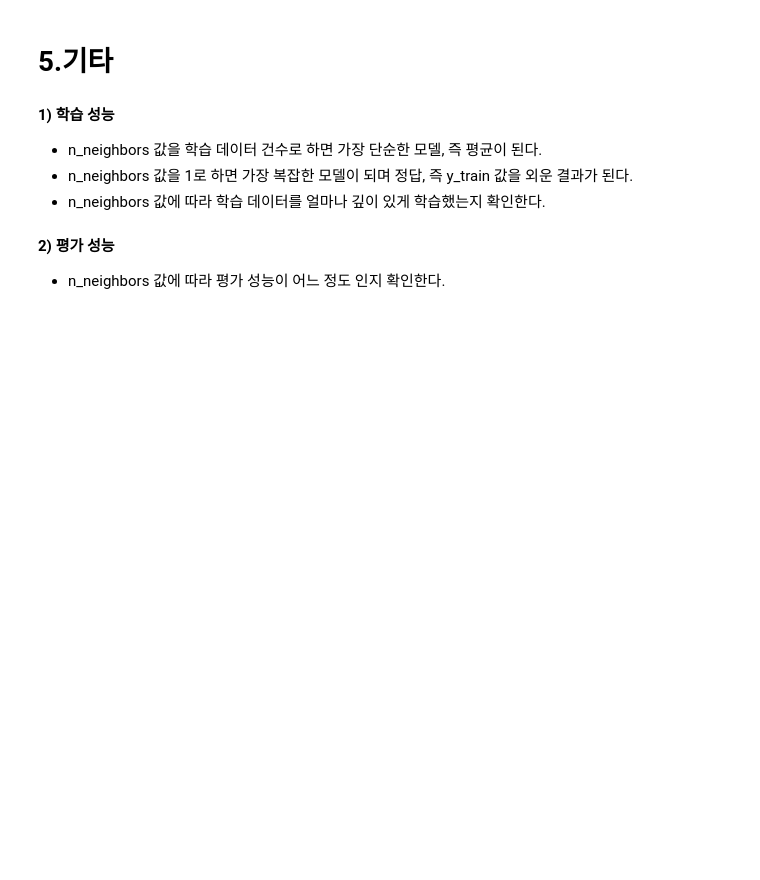
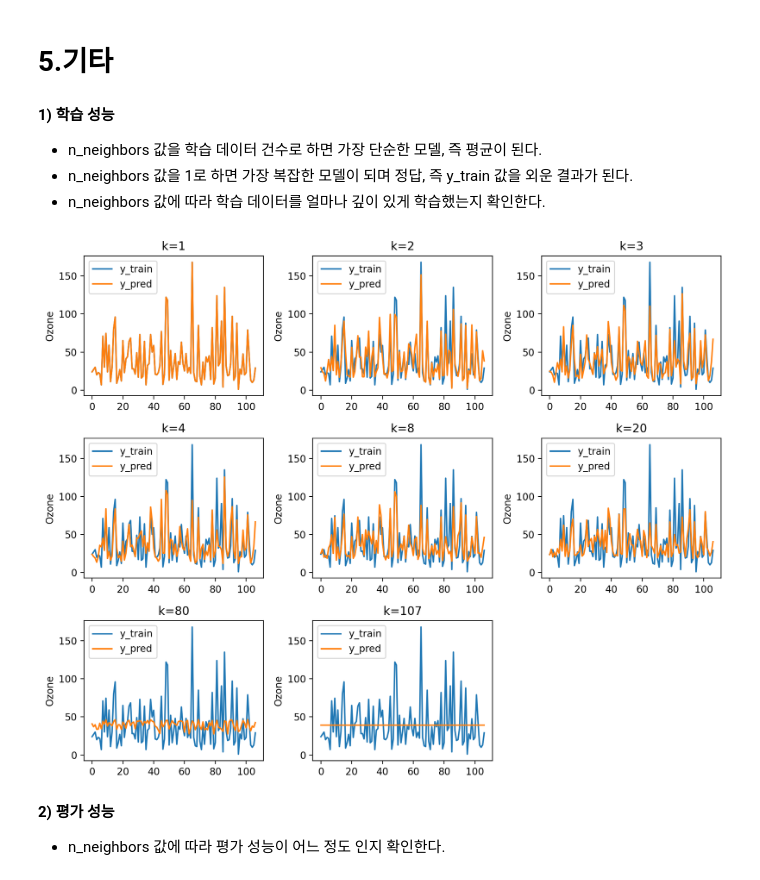
Before and after one commit to jexists/sk_network, a Jupyter notebook: 08.machine_learning/06_03_KNN복잡도/06_03_KNN복잡도.ipynb, the cells around one changed output. Drawn from its saved outputs; the diff is of its cells as text; code cells hidden in the pictures; blank space fills up the shorter version.

```diff
--- a/08.machine_learning/06_03_KNN복잡도/06_03_KNN복잡도.ipynb
+++ b/08.machine_learning/06_03_KNN복잡도/06_03_KNN복잡도.ipynb
@@ -16,7 +16,7 @@ import warnings
 warnings.filterwarnings(action='ignore')
 %config InlineBackend.figure_format='retina'
 # %%
-path = 'dataset/airquality.csv'
+path = './../00_data/airquality.csv'
 df = pd.read_csv(path)
 # %% [markdown]
 # 2.데이터 이해
@@ -99,22 +158,28 @@ print('R2-score:', r2_score(y_test,y_pred))
 - n_neighbors 값에 따라 학습 데이터를 얼마나 깊이 있게 학습했는지 확인한다.
 # %%
 # 모델 복잡도
-k_num =
+k_num = [1,2,3,4,8,20,80,len(X_train)]
 # %%
+# 이웃 수 k에 따른 모델 복잡도를 비교
 plt.figure(figsize=(10,8))
-for i, n in enumerate( ):
+for i, n in enumerate(k_num):
+    model = KNeighborsRegressor(n_neighbors=n)
 
+    model.fit(X_train, y_train)
+    y_pred = model.predict(X_train)
 
 
     plt.subplot(3,3, i+1)
     plt.plot(y_train.values, label='y_train')
     plt.plot(y_pred, label='y_pred')
     plt.title(f'k={n}')
     plt.legend()
     plt.ylabel('Ozone')
 
 plt.tight_layout()
 plt.show()
+# %% [output]
+[figure, added]
 # %% [markdown]
 **2) 평가 성능**
 
```
Also changed, not shown: parts of 9 cells of this notebook, 2 other files.
